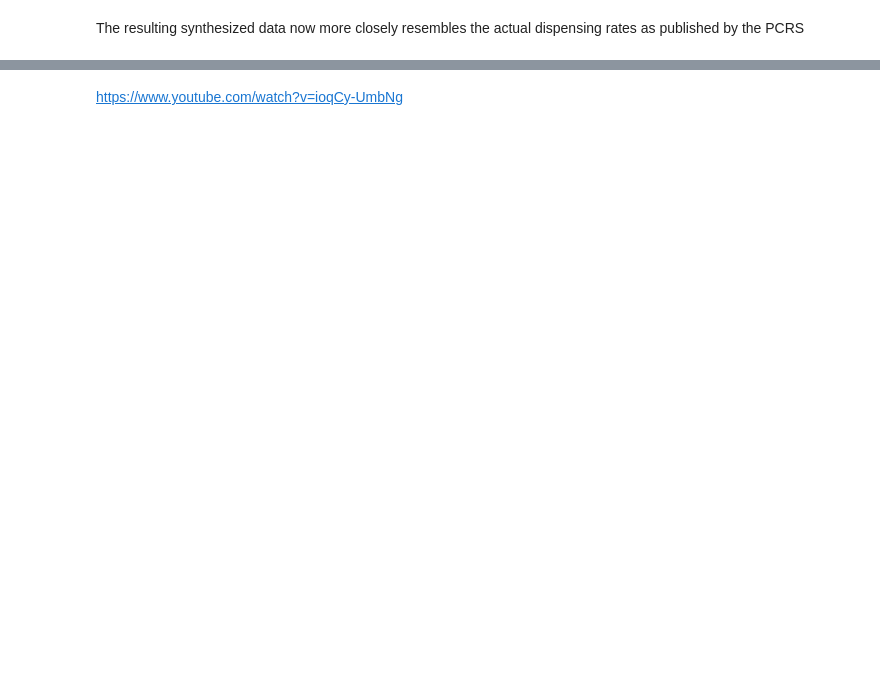
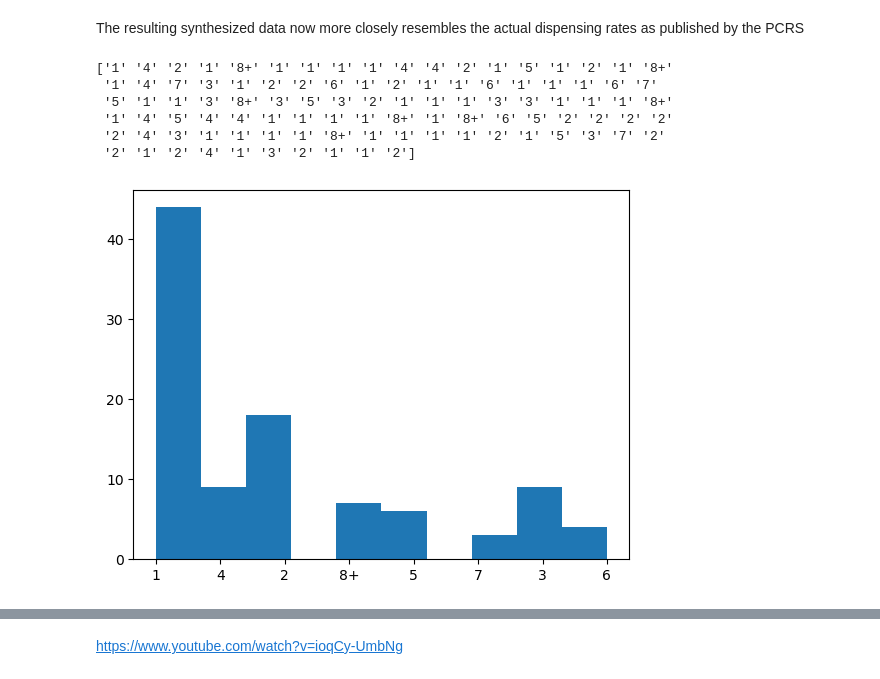
Before and after one commit to BridK02/PfDA-assignment, a Jupyter notebook: PfDA_Assignment.ipynb, the cells around one changed output, grey strips where cells are left out. Saved outputs shown, nothing was run; the diff lists cells and outputs as text; code cells hidden in the pictures; blank space fills up the shorter version.

Commit message:
effect of variables research

```diff
--- a/PfDA_Assignment.ipynb
+++ b/PfDA_Assignment.ipynb
@@ -179,2 +176,17 @@ plt.show()
 # %% [markdown]
 The resulting synthesized data now more closely resembles the actual dispensing rates as published by the PCRS
+# %%
+#scaling up to 100 datapoints and setting a seed for generating the random number so that I can see the effect of the introduced variables down the line
+random.seed (2)
+results = rng.choice(No_of_items_dispensed, size=100, p=[0.41, 0.17, 0.09, 0.07, 0.05, 0.05, 0.04, 0.12]) # asking for results to choose from the eight options and giving the first 20 random choices simulating 20 customer
+print(results)
+plt.hist(results)
+plt.show()
+# %% [output]
+['1' '4' '2' '1' '8+' '1' '1' '1' '1' '4' '4' '2' '1' '5' '1' '2' '1' '8+'
+ '1' '4' '7' '3' '1' '2' '2' '6' '1' '2' '1' '1' '6' '1' '1' '1' '6' '7'
+ '5' '1' '1' '3' '8+' '3' '5' '3' '2' '1' '1' '1' '3' '3' '1' '1' '1' '8+'
+ '1' '4' '5' '4' '4' '1' '1' '1' '1' '8+' '1' '8+' '6' '5' '2' '2' '2' '2'
+ '2' '4' '3' '1' '1' '1' '1' '8+' '1' '1' '1' '1' '2' '1' '5' '3' '7' '2'
+ '2' '1' '2' '4' '1' '3' '2' '1' '1' '2']
+[figure, added]
```
Also changed, not shown: parts of 10 cells of this notebook.
